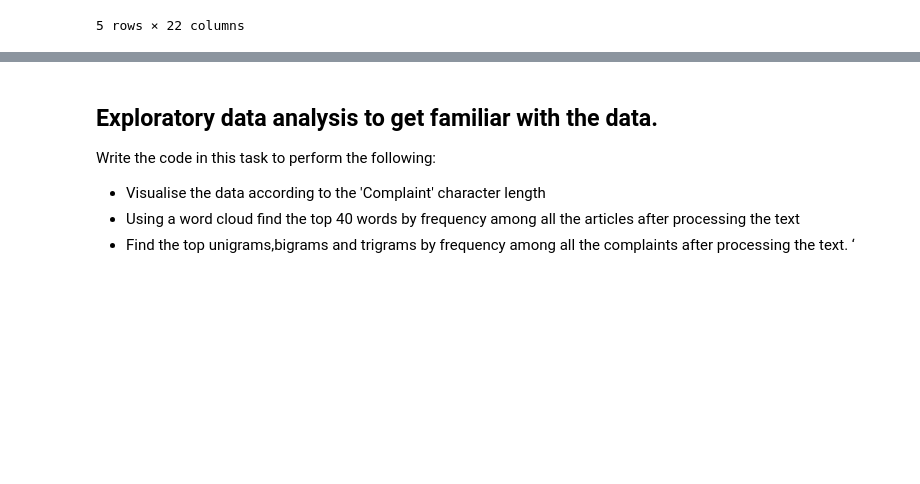
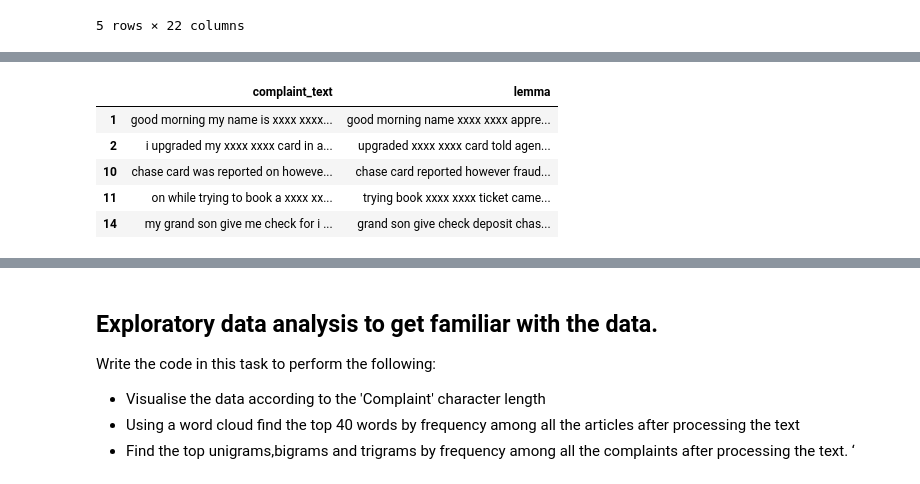
Before and after one commit to SanjayaKumarSahoo/automatic-ticket-classification, a Jupyter notebook: Automatic_Ticket_Classification_Assignment.ipynb, the cells around one changed output, grey strips where cells are left out. Drawn from its saved outputs; the diff is of its cells as text; code cells hidden in the pictures; blank space fills up the shorter version.

```diff
--- a/Automatic_Ticket_Classification_Assignment.ipynb
+++ b/Automatic_Ticket_Classification_Assignment.ipynb
@@ -216,0 +233,11 @@ compalints_df.head()
+# %%
+#Write your function to Lemmatize the texts
+wordnet_lemmatizer = WordNetLemmatizer()
+stopwords_english = stopwords.words("english")
+def lemmatizer(text):
+    tokens = word_tokenize(text)
+    lemmatized = [wordnet_lemmatizer.lemmatize(token) for token in tokens if token not in  stopwords_english ]
+    return ' '.join(lemmatized)
+# %%
+compalints_df['lemma'] =  compalints_df.complaint_text.apply(lambda x: lemmatizer(x))
+compalints_df.head()
@@ -217,4 +252,13 @@ compalints_df.head()
 # %%
 #Create a dataframe('df_clean') that will have only the complaints and the lemmatized complaints
+df_clean = compalints_df[['complaint_text','lemma']]
+df_clean.head()
+# %% [output]
+|  | complaint_text | lemma |
+| 1 | good morning my name is xxxx xxxx... | good morning name xxxx xxxx appre... |
+| 2 | i upgraded my xxxx xxxx card in a... | upgraded xxxx xxxx card told agen... |
+| 10 | chase card was reported on howeve... | chase card reported however fraud... |
+| 11 | on while trying to book a xxxx xx... | trying book xxxx xxxx ticket came... |
+| 14 | my grand son give me check for i ... | grand son give check deposit chas... |
 # %%
 df_clean
```
Also changed, not shown: parts of 5 cells of this notebook.
